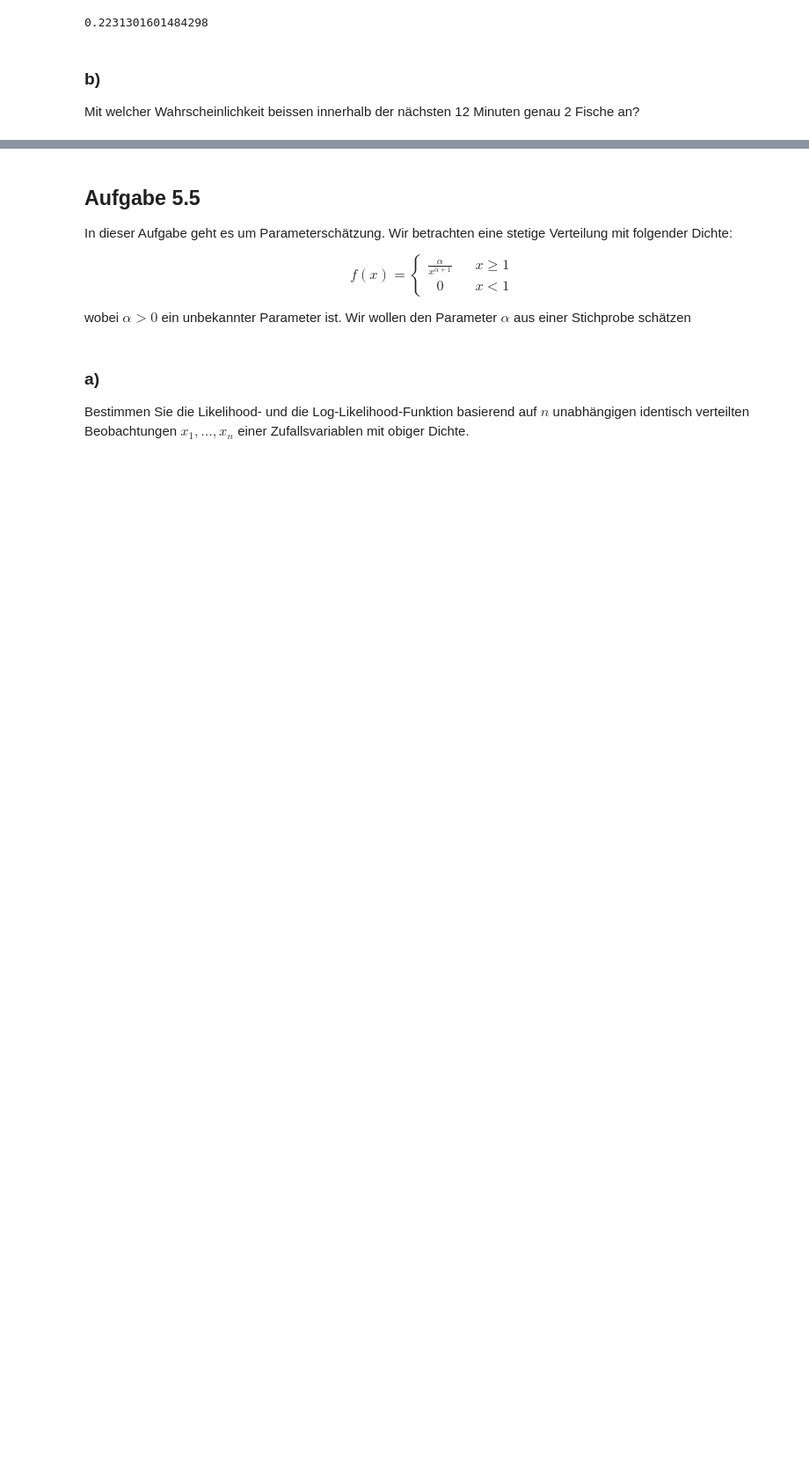
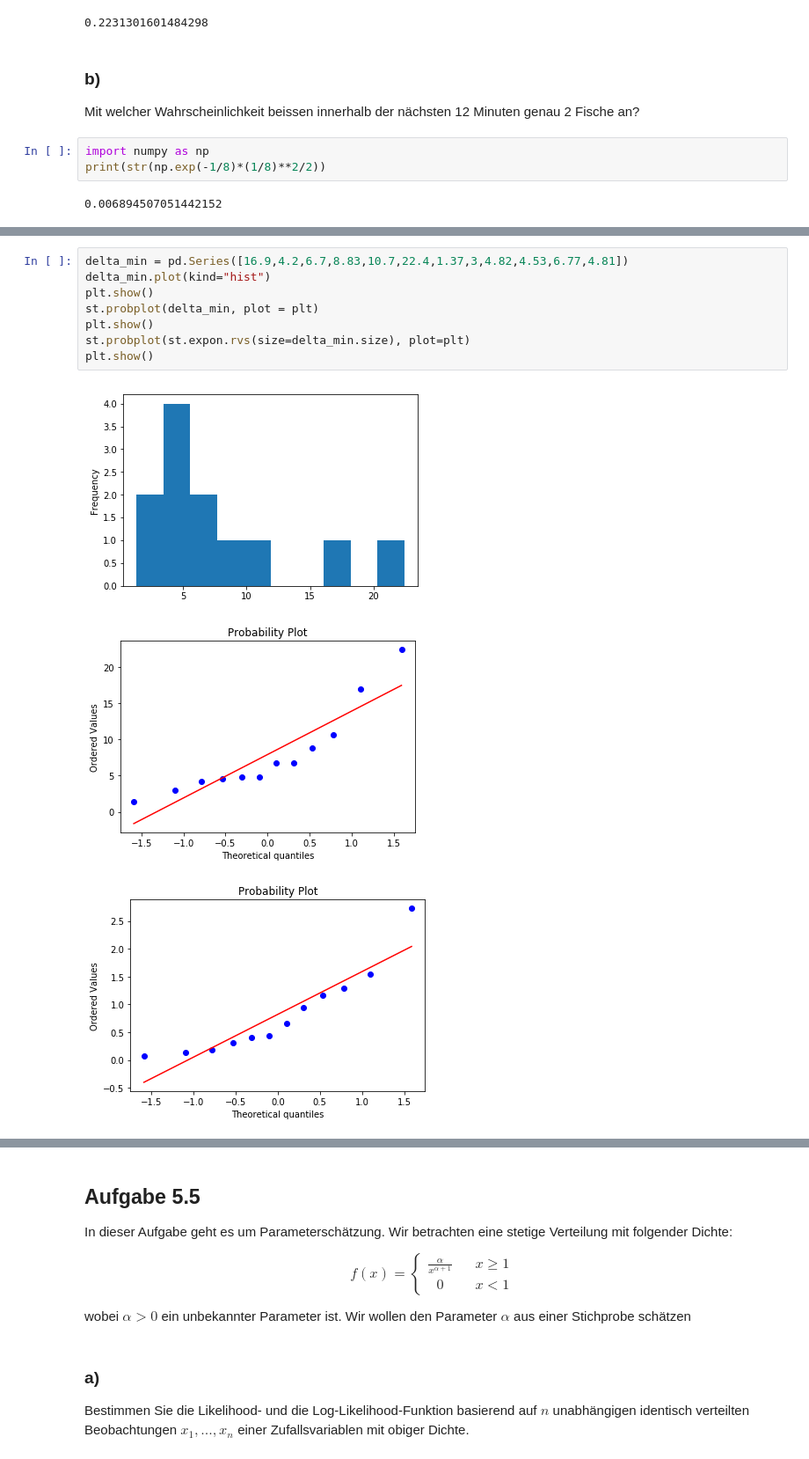
Before and after one commit to KilnOfTheSecondFlame/STAT_HS18_Exercises, a Jupyter notebook: 05_Exercise05/05_Exercie05.ipynb, the cells around one changed output, grey strips where cells are left out. Shown at 88% size. Saved outputs shown, nothing was run; the diff lists cells and outputs as text; blank space fills up the shorter version.

```diff
--- a/05_Exercise05/05_Exercie05.ipynb
+++ b/05_Exercise05/05_Exercie05.ipynb
@@ -355,8 +357,25 @@ import scipy.stats as st
 # %% [markdown]
 ### b)
 Mit welcher Wahrscheinlichkeit beissen innerhalb der nächsten 12 Minuten genau 2 Fische an?
+# %%
+import numpy as np
+print(str(np.exp(-1/8)*(1/8)**2/2))
+# %% [output]
+0.006894507051442152
 # %% [markdown]
 ### c)
 Ein Fischer hat die Wartezeiten zwischen zwei Fischfängen aufgeschrieben. Erstellen Sie einen QQ-Plot für die angegebenen Zeitdifferenzen. Tragen Sie dazu die empirischen Quantile der Messungen gegen die theoretischen Quantile der $e^1$-Verteilung auf. Passt die Exponentialverteilung zu den Messdaten? Bestimmen Sie die Steigung der Regressionsgeraden im QQ-Plot. Was ist die Bedeutung von der Steigung der Regressionsgeraden in diesem QQ-Plot? Schätzen Sie aufgrund der Steigung den Parameter $\lambda$ der $e^\lambda$-Verteilung.
 
 ![Tabelle Fangzeiten](img/fischer.png)
+# %%
+delta_min = pd.Series([16.9,4.2,6.7,8.83,10.7,22.4,1.37,3,4.82,4.53,6.77,4.81])
+delta_min.plot(kind="hist")
+plt.show()
+st.probplot(delta_min, plot = plt)
+plt.show()
+st.probplot(st.expon.rvs(size=delta_min.size), plot=plt)
+plt.show()
+# %% [output]
+[figure, added]
+[figure, added]
+[figure, added]
```
Also changed, not shown: parts of 4 cells of this notebook, 4 other files.
